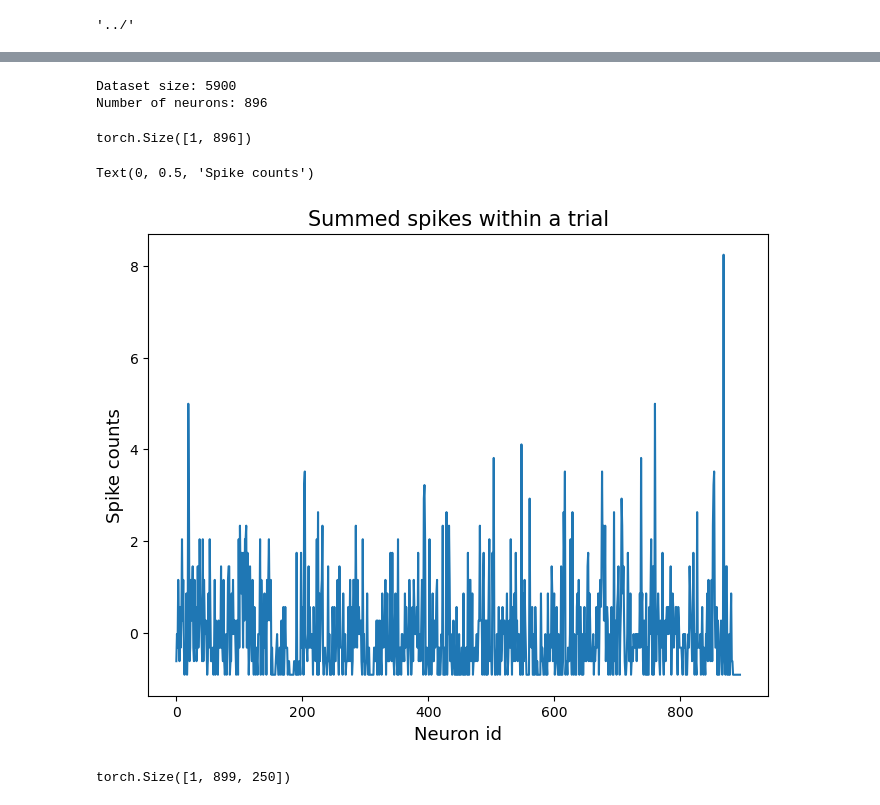
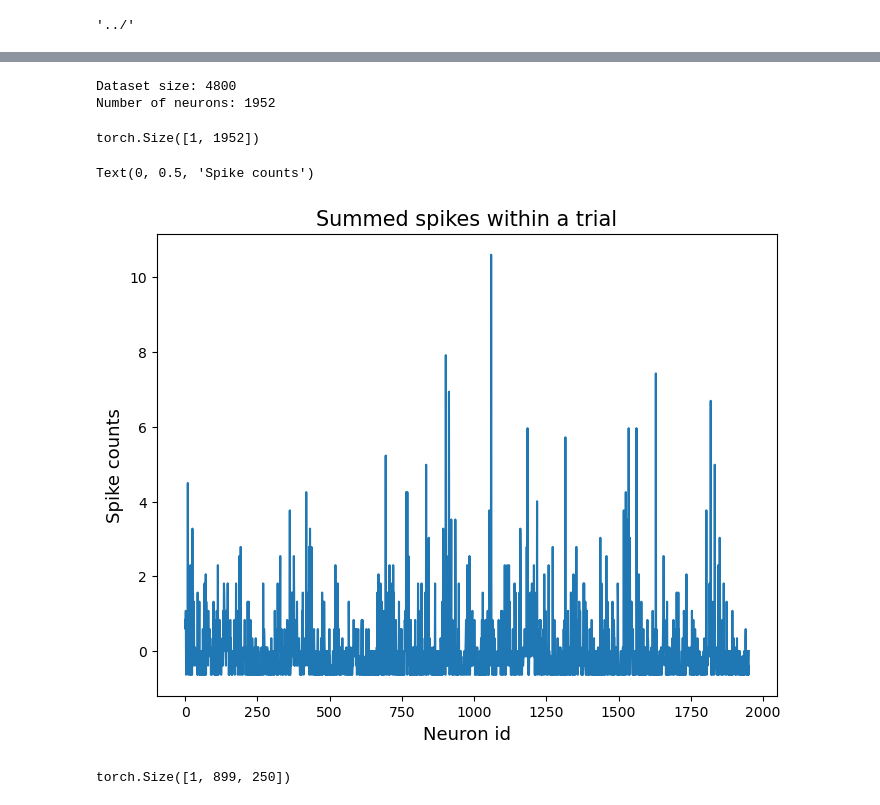
Before and after one commit to zhaizhongyuan/spike-vis, a Jupyter notebook: code/stageA1_mbm_pretrain_spike.ipynb, the cells around one changed output, grey strips where cells are left out. Saved outputs shown, nothing was run; the diff lists cells and outputs as text; code cells hidden in the pictures.

Commit message:
static grating orientation

```diff
--- a/code/stageA1_mbm_pretrain_spike.ipynb
+++ b/code/stageA1_mbm_pretrain_spike.ipynb
@@ -106,7 +106,7 @@ config.root_path = '../'
 # %%
 # create dataset and dataloader
 # allen_dataset = allen_dataset_1d(fmri_transform=fmri_transform)
-allen_dataset = allen_dataset_1d()
+allen_dataset = allen_dataset_static_grating_1d(fmri_transform=fmri_transform)
 
 print(f'Dataset size: {len(allen_dataset)}\nNumber of neurons: {allen_dataset.n_neurons}')
 sampler = torch.utils.data.DistributedSampler(allen_dataset, rank=config.local_rank) if torch.cuda.device_count() > 1 else None
@@ -114,21 +114,23 @@ sampler = torch.utils.data.DistributedSampler(allen_dataset, rank=config.local_r
 dataloader_allen = DataLoader(allen_dataset, batch_size=config.batch_size, sampler=sampler,
             shuffle=(sampler is None), pin_memory=True)
 # %% [output]
-Dataset size: 5900
-Number of neurons: 896
+Dataset size: 4800
+Number of neurons: 1952
 # %%
-allen_dataset[0]['spikes'].shape
+# allen_dataset[0]['spikes'].shape
+allen_dataset[0]['fmri'].shape
 # %% [output]
-torch.Size([1, 896])
+torch.Size([1, 1952])
 # %%
 plt.figure(figsize=(8, 6))
-plt.plot(np.arange(len(allen_dataset[0]['spikes'].flatten())), allen_dataset[0]['spikes'].flatten())
+# plt.plot(np.arange(len(allen_dataset[0]['spikes'].flatten())), allen_dataset[0]['spikes'].flatten())
+plt.plot(np.arange(len(allen_dataset[0]['fmri'].flatten())), allen_dataset[0]['fmri'].flatten())
 plt.title('Summed spikes within a trial', fontsize=15)
 plt.xlabel('Neuron id', fontsize=13)
 plt.ylabel('Spike counts', fontsize=13)
 # %% [output]
 Text(0, 0.5, 'Spike counts')
-[figure, old version]
+[figure, new version]
 # %%
 allen_dataset_2 = allen_dataset_2d()
 # %%
```
Also changed, not shown: parts of 12 cells of this notebook, 7 other files.
